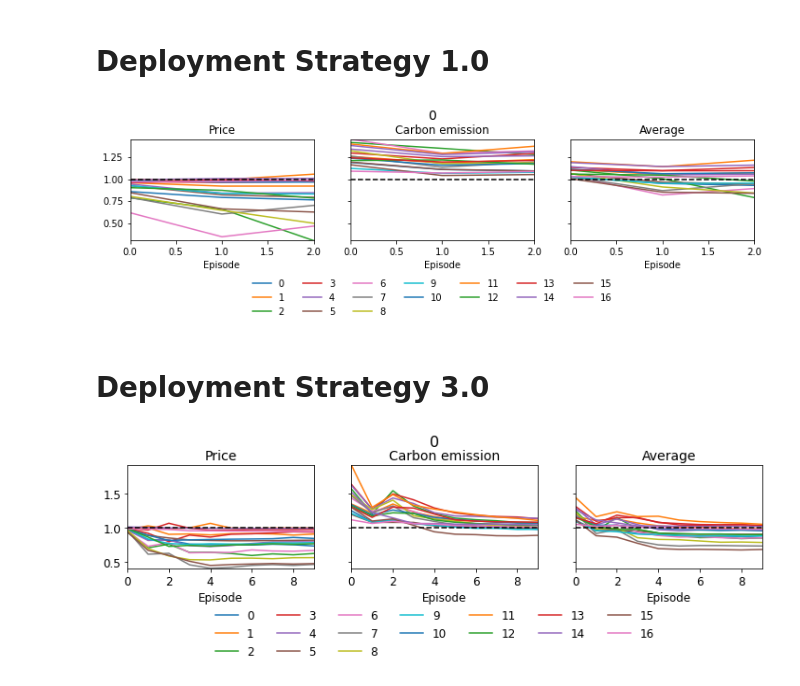
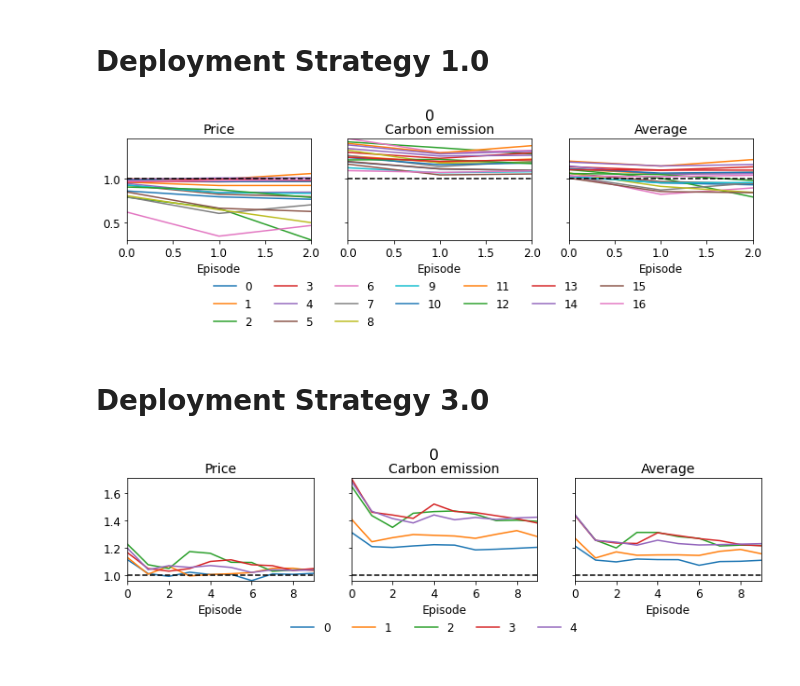
Before and after one commit to intelligent-environments-lab/merlin-apen-2023, a Jupyter notebook: src/experiment_result.ipynb, the cells around one changed output. Saved outputs shown, nothing was run; the diff lists cells and outputs as text; code cells hidden in the pictures.

Commit message:
updated for reward design search

```diff
--- a/src/experiment_result.ipynb
+++ b/src/experiment_result.ipynb
@@ -20,8 +26,6 @@ plt.rcParams['axes.ymargin'] = 0
 SMALL_FONT = 12
 MEDIUM_FONT = 14
 LARGE_FONT = 16
-plt.rcParams['axes.xmargin'] = 0
-plt.rcParams['axes.ymargin'] = 0
 plt.rc('font',size=SMALL_FONT) # controls default text sizes
 plt.rc('axes',titlesize=MEDIUM_FONT) # fontsize of the axes title
 plt.rc('axes',labelsize=SMALL_FONT) # fontsize of the x and y labels
@@ -29,8 +33,11 @@ plt.rc('xtick',labelsize=SMALL_FONT) # fontsize of the tick labels
 plt.rc('ytick',labelsize=SMALL_FONT) # fontsize of the tick labels
 plt.rc('legend',fontsize=SMALL_FONT) # legend fontsize
 plt.rc('figure',titlesize=LARGE_FONT) # fontsize of the figure title
+
+TIMESTAMPS = pd.DataFrame(pd.date_range('2016-08-01 00:00:00','2017-07-31 23:00:00',freq='H'),columns=['timestamp'])
+TIMESTAMPS['time_step'] = TIMESTAMPS.index
 # %%
-def get_summary(experiment, building_level=False):
+def get_brief_summary(experiment, building_level=False):
     grid = pd.read_csv(os.path.join(KWARGS['misc_directory'],f'{experiment}_grid.csv'))
     summary = pd.read_csv(os.path.join(KWARGS['summary_directory'],f'{experiment}_brief.csv'))
     summary = grid.merge(summary,on='simulation_id',how='inner')
@@ -61,6 +68,31 @@ def get_summary(experiment, building_level=False):
     score_summary['average_price_and_emission_score'] = score_summary[['price_score','emission_score']].mean(axis=1)
 
     return grid, summary, score_summary
+
+def get_detailed_summary(experiment, building_level=False):
+    grid = pd.read_csv(os.path.join(KWARGS['misc_directory'],f'{experiment}_grid.csv'))
+    summary = pd.read_csv(os.path.join(KWARGS['summary_directory'],f'{experiment}_detailed.csv'))
+    summary = grid.merge(summary,on='simulation_id',how='inner')
+    columns = [
+        'net_electricity_consumption',
+        'net_electricity_consumption_emission',
+        'net_electricity_consumption_price',
+        'net_electricity_consumption_without_storage',
+        'net_electricity_consumption_emission_without_storage',
+        'net_electricity_consumption_price_without_storage',
+        'net_electricity_consumption_without_storage_and_pv',
+        'electrical_storage_soc',
+        'electrical_storage_electricity_consumption',
+    ]
+    groupby_columns = ['group','simulation_id','episode','time_step']
+    groupby_columns += ['building_id'] if building_level else []
+    summary = summary.groupby(groupby_columns)[columns].sum().reset_index()
+    groupby_columns.remove('simulation_id')
+    summary = summary.groupby(groupby_columns)[columns].mean().reset_index()
+    summary = summary.merge(TIMESTAMPS,on='time_step',how='left')
+
+    return summary
+
 
 def plot_score_trajectory(plot_data,fig_groupby_columns,ax_groupby_columns,round_number=None):
     row_count = 1
@@ -481,23 +530,23 @@ valid_rbc_simulation = rbc_validation_simulations[
 # %% [markdown]
 # Deployment Strategy 1.0
 # %%
-deployment_strategy_1_0_grid, deployment_strategy_1_0_summary, deployment_strategy_1_0_score_summary = get_summary(
+deployment_strategy_1_0_grid, deployment_strategy_1_0_summary, deployment_strategy_1_0_score_summary = get_brief_summary(
     'deployment_strategy_1_0',
     building_level=True
 )
 
 # score trajectory
 plot_data = deployment_strategy_1_0_score_summary.copy()
 fig_groupby_columns = ['group']
 ax_groupby_columns = ['building_id']
 plot_score_trajectory(plot_data,fig_groupby_columns,ax_groupby_columns,round_number=None)
 # %% [output]
-[figure, old version]
+[figure, new version]
 # %% [markdown]
 # Deployment Strategy 3.0
 # %%
-deployment_strategy_3_0_grid, deployment_strategy_3_0_summary, deployment_strategy_3_0_score_summary = get_summary(
-    'deployment_strategy_3_0',
+deployment_strategy_3_0_grid, deployment_strategy_3_0_summary, deployment_strategy_3_0_score_summary = get_brief_summary(
+    'solar_reward',
     building_level=True
 )
 
@@ -507,7 +556,7 @@ fig_groupby_columns = ['group']
 ax_groupby_columns = ['building_id']
 plot_score_trajectory(plot_data,fig_groupby_columns,ax_groupby_columns,round_number=None)
 # %% [output]
-[figure, old version]
+[figure, new version]
 # %%
 # reward trajectory
 plot_data = deployment_strategy_3_0_score_summary.copy()
```
Also changed, not shown: parts of 23 cells of this notebook, 4 other files.
